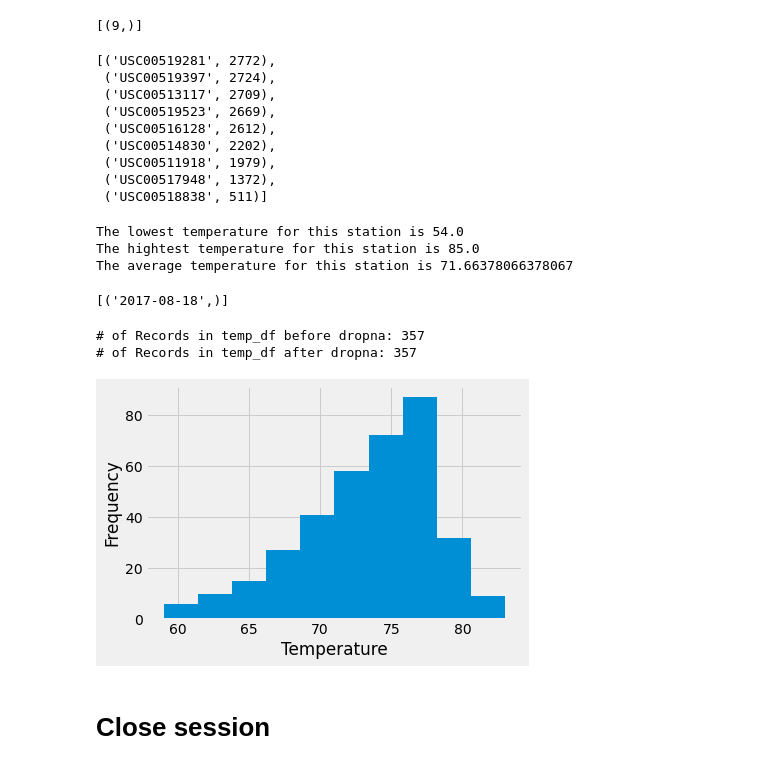
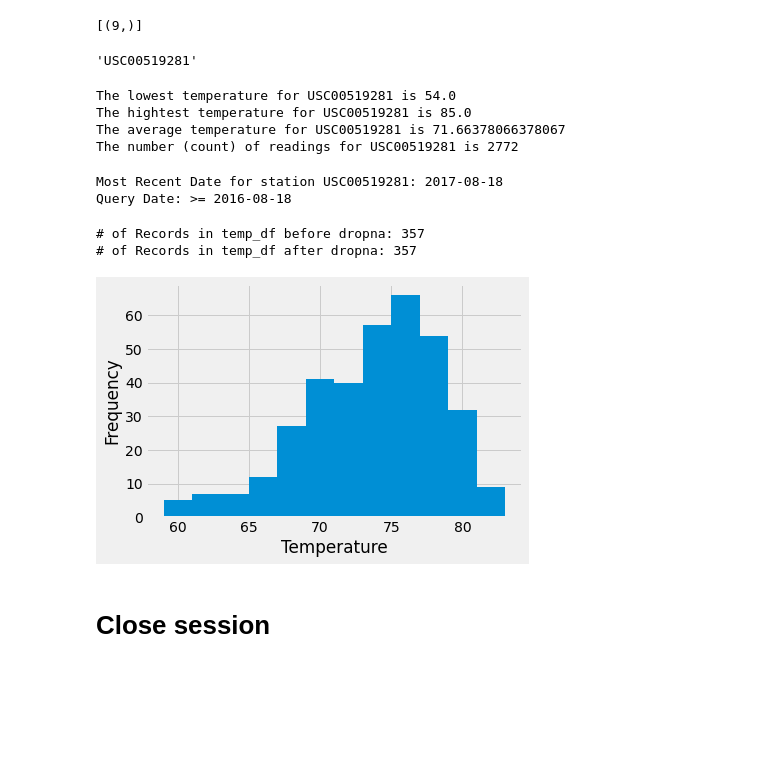
Before and after one commit to GVAlonzo/sqlalchemy-challenge, a Jupyter notebook: climate.ipynb, the cells around one changed output. Saved outputs shown, nothing was run; the diff lists cells and outputs as text; code cells hidden in the pictures; blank space fills up the shorter version.

```diff
--- a/climate.ipynb
+++ b/climate.ipynb
@@ -181,70 +200,83 @@ engine.execute('SELECT COUNT(DISTINCT(MEASUREMENT.STATION)) FROM MEASUREMENT').f
 #engine.execute('SELECT STATION,COUNT(STATION) FROM STATION')group_by(.fetchall()
 
 # List the stations and the counts in descending order.
-session.query(Measurement.station,func.count(Measurement.station)).\
+# ** THIS IS TO KEEP THE QUERY DYNAMIC IF THE DATABASE WERE TO GROW
+# ** WHILE REPORTING REQUIREMENTS REMAIN THE SAME
+most_active=session.query(Measurement.station,func.count(Measurement.station)).\
     group_by(Measurement.station).\
-    order_by(func.count(Measurement.station).desc()).all()
+    order_by(func.count(Measurement.station).desc()).first()
+most_active = most_active[0]
+most_active
 # %% [output]
-[('USC00519281', 2772),
- ('USC00519397', 2724),
- ('USC00513117', 2709),
- ('USC00519523', 2669),
- ('USC00516128', 2612),
- ('USC00514830', 2202),
- ('USC00511918', 1979),
- ('USC00517948', 1372),
- ('USC00518838', 511)]
+'USC00519281'
 # %%
 # Using the most active station id from the previous query, calculate the lowest, highest, and average temperature.
 
 
 min=session.query(func.min(Measurement.tobs)).\
-    filter(Measurement.station == 'USC00519281').all()
+    filter(Measurement.station == most_active).all()
 
 max=session.query(func.max(Measurement.tobs)).\
-    filter(Measurement.station == 'USC00519281').all()
+    filter(Measurement.station == most_active).all()
 
 avg=session.query(func.avg(Measurement.tobs)).\
-    filter(Measurement.station == 'USC00519281').all()
+    filter(Measurement.station == most_active).all()
 
-print(f"The lowest temperature for this station is {min[0][0]}")
-print(f"The hightest temperature for this station is {max[0][0]}")
-print(f"The average temperature for this station is {avg[0][0]}")
+all=session.query(func.count(Measurement.tobs)).\
+    filter(Measurement.station == most_active).all()
+
+print(f"The lowest temperature for {most_active} is {min[0][0]}")
+print(f"The hightest temperature for {most_active} is {max[0][0]}")
+print(f"The average temperature for {most_active} is {avg[0][0]}")
+print(f"The number (count) of readings for {most_active} is {all[0][0]}")
 # %% [output]
-The lowest temperature for this station is 54.0
-The hightest temperature for this station is 85.0
-The average temperature for this station is 71.66378066378067
+The lowest temperature for USC00519281 is 54.0
+The hightest temperature for USC00519281 is 85.0
+The average temperature for USC00519281 is 71.66378066378067
+The number (count) of readings for USC00519281 is 2772
 # %%
 # Get the max date since this station's max date may not be the same as what
 #  was queried earlier
 max_date=session.query(func.max(Measurement.date)).\
-    filter(Measurement.station == 'USC00519281').all()
-max_date
+    filter(Measurement.station == most_active).all()
+max_date = max_date[0][0]
+
+
+# Convert max date to datetime, calculate -1 year, convert back into YYYY-MM-DD format for query
+# ** THIS IS TO KEEP THE QUERY DYNAMIC IF THE DATABASE WERE TO GROW
+# ** WHILE REPORTING REQUIREMENTS REMAIN THE SAME
+max_date_conv = datetime.strptime(max_date,'%Y-%m-%d' )
+query_date = max_date_conv - dt.timedelta(days=365)
+query_date_conv = query_date.strftime('%Y-%m-%d')
+
+print(f"Most Recent Date for station {most_active}:", max_date)
+print("Query Date: >=", query_date_conv)
 # %% [output]
-[('2017-08-18',)]
+Most Recent Date for station USC00519281: 2017-08-18
+Query Date: >= 2016-08-18
 # %%
 # Using the most active station id
 # Query the last 12 months of temperature observation data for this station and plot the results as a histogram
 most_active_12mo=session.query(Measurement.date, Measurement.tobs).\
-    filter(Measurement.station == 'USC00519281').\
-    filter(Measurement.date >= '2016-08-18').all()
+    filter(Measurement.station == most_active).\
+    filter(Measurement.date >= query_date_conv).all()
 temp_df = pd.DataFrame(most_active_12mo, columns=['date','temperature'])
 temp_df.set_index('date', inplace=True)
 
 temp_df = temp_df.sort_values(['date'], ascending=True)
 print(f"# of Records in temp_df before dropna: {len(temp_df)}")
 temp_df = temp_df.dropna(how='any')
 print(f"# of Records in temp_df after dropna: {len(temp_df)}")
 
 
-plt.hist(temp_df)
+plt.hist(temp_df, bins=12)
 plt.xlabel('Temperature')
 plt.ylabel('Frequency')
 plt.show()
 # %% [output]
 # of Records in temp_df before dropna: 357
 # of Records in temp_df after dropna: 357
-[figure, old version]
+[figure, new version]
 # %% [markdown]
 # Close session
 # %%
```
Also changed, not shown: parts of 9 cells of this notebook, 2 other files.
